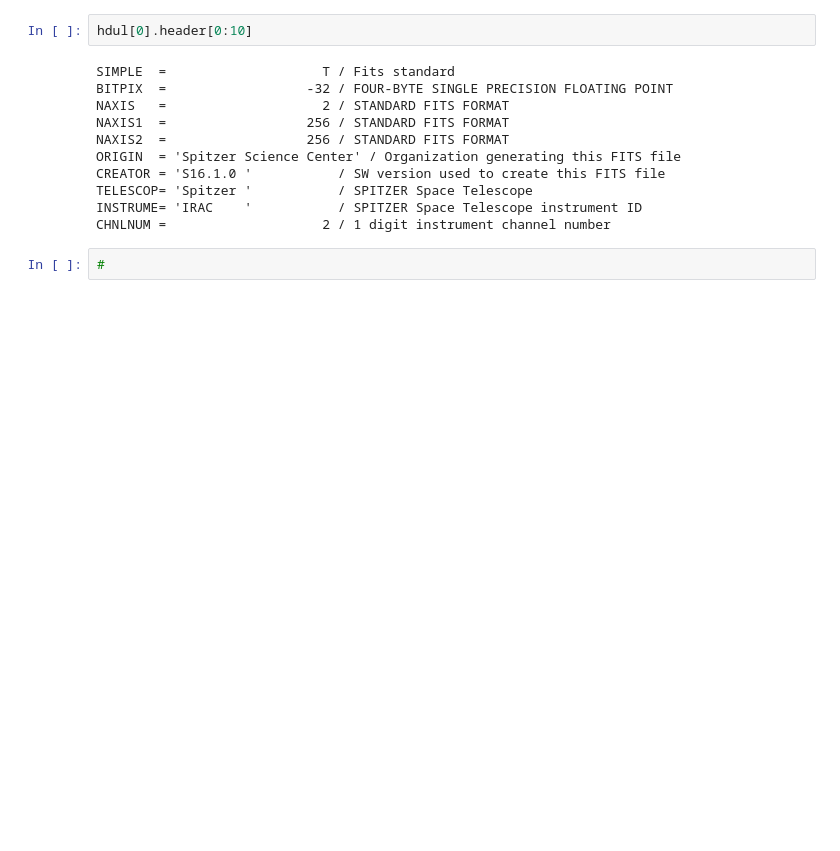
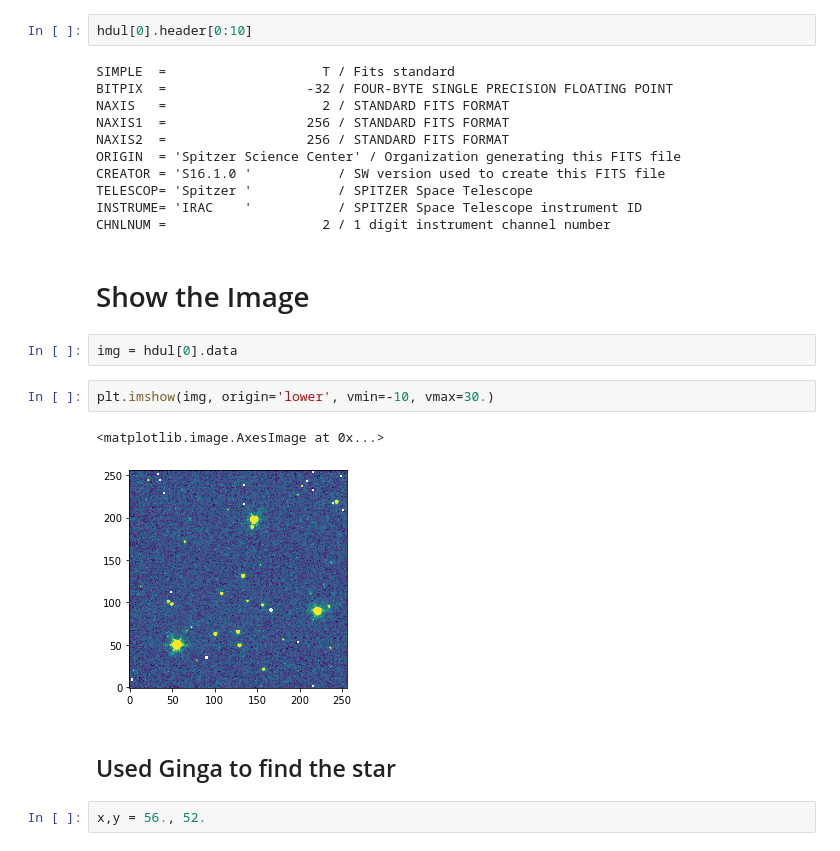
Before and after one commit to askemer/ASTR257_2021, a Jupyter notebook: python/test_assignment/Test_Assignment.ipynb, the cells around one changed output. Drawn from its saved outputs; the diff is of its cells as text; blank space fills up the shorter version.

```diff
--- a/python/test_assignment/Test_Assignment.ipynb
+++ b/python/test_assignment/Test_Assignment.ipynb
@@ -29,5 +33,16 @@ CREATOR = 'S16.1.0 '           / SW version used to create this FITS file
 TELESCOP= 'Spitzer '           / SPITZER Space Telescope
 INSTRUME= 'IRAC    '           / SPITZER Space Telescope instrument ID
 CHNLNUM =                    2 / 1 digit instrument channel number
-# %%
-#
+# %% [markdown]
+# Show the Image
+# %%
+img = hdul[0].data
+# %%
+plt.imshow(img, origin='lower', vmin=-10, vmax=30.)
+# %% [output]
+<matplotlib.image.AxesImage at 0x...>
+[figure, added]
+# %% [markdown]
+## Used Ginga to find the star
+# %%
+x,y = 56., 52.
```
Also changed, not shown: parts of 1 cell of this notebook, 1 other file.
